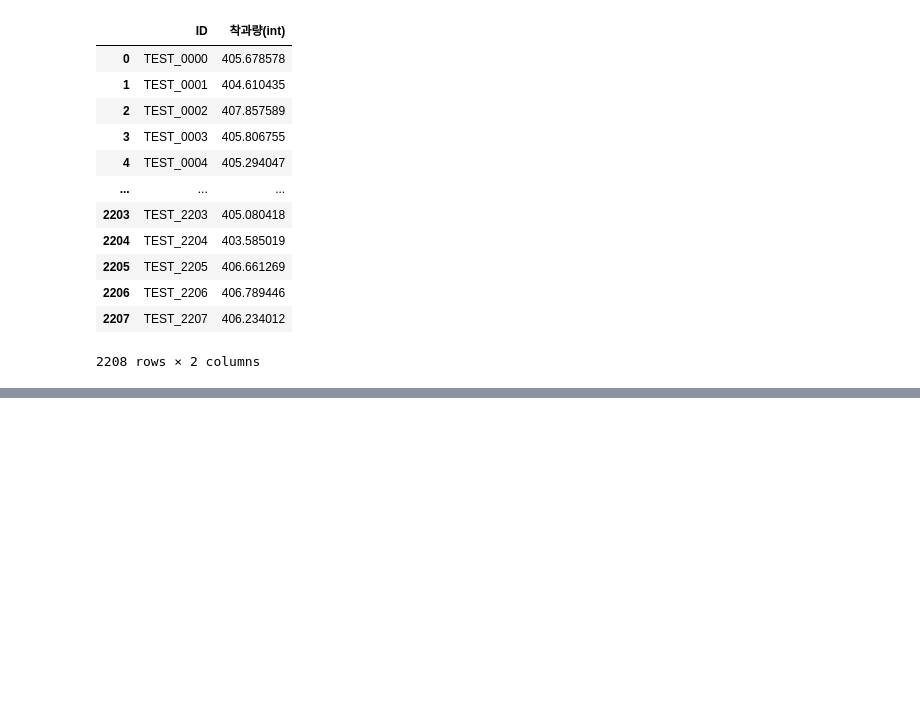
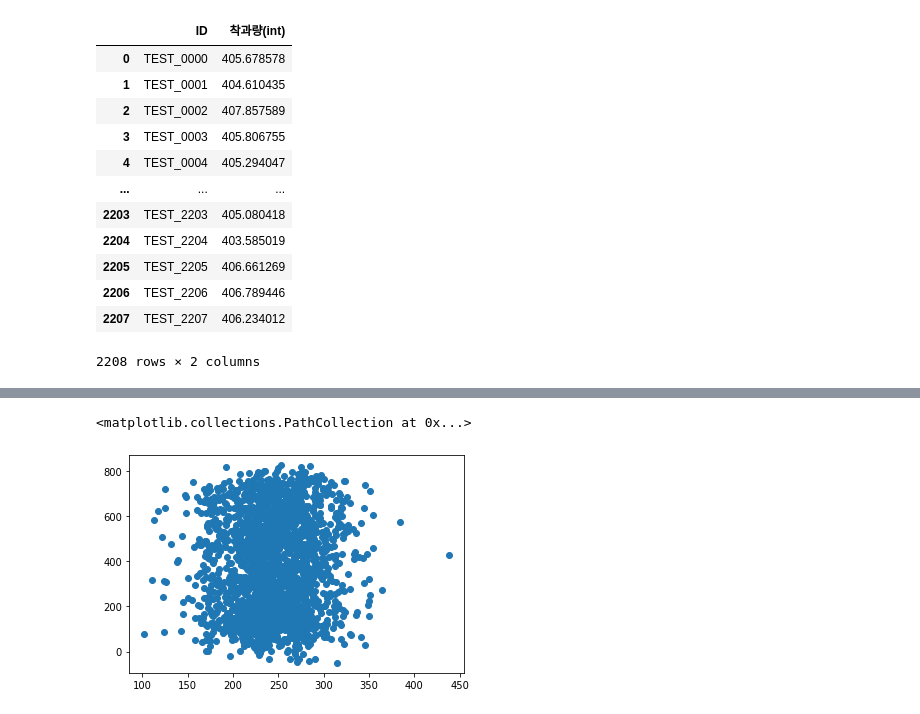
Before and after one commit to JaeHong-Park987/Citrus_fruit_set, a Jupyter notebook: 감귤 착과량 예측.ipynb, the cells around one changed output, grey strips where cells are left out. Drawn from its saved outputs; the diff is of its cells as text; code cells hidden in the pictures; blank space fills up the shorter version.

Commit message:
Multiple Linear Regression으로 착과량 예측하기(모든 변수 이용)

```diff
--- a/감귤 착과량 예측.ipynb
+++ b/감귤 착과량 예측.ipynb
@@ -168,0 +177,9 @@ sub
+# %%
+# 데이터 학습시키기
+x_train = df_train.drop(['ID','착과량(int)'], axis = 1)
+y_train = df_train[['착과량(int)']]
+x_test = df_test.drop(['ID'], axis = 1)
+
+# 선형회귀 방식 이용
+model = LinearRegression()
+model.fit(x_train, y_train)
@@ -168,0 +212,4 @@ sub
+# %%
+# 예측값
+y_test_prediction = model.predict(x_test)
+y_test_prediction
@@ -168,0 +243,7 @@ sub
+# %%
+# 학습된 모델로 예측된 착과량과 수고의 분포 보기
+df_test['착과량(int)'] = y_test_prediction
+plt.scatter(df_test['수고(m)'], df_test['착과량(int)'])
+# %% [output]
+<matplotlib.collections.PathCollection at 0x...>
+[figure, added]
```
Also changed, not shown: parts of 11 cells of this notebook.
